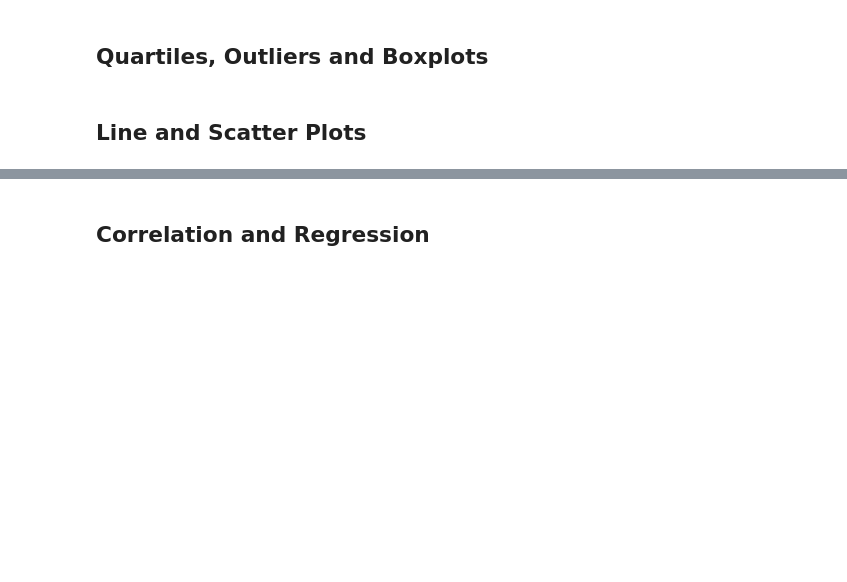
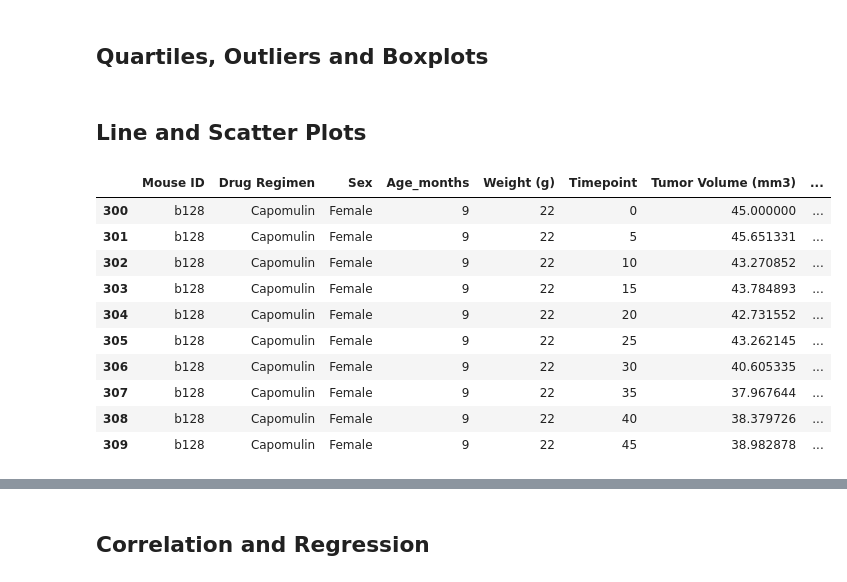
Before and after one commit to Tschanzlin/Matplotlib-Challenge, a Jupyter notebook: PyMaceuticals.ipynb, the cells around one changed output, grey strips where cells are left out. Cells and saved outputs as stored; diff of their text form; code cells hidden in the pictures; blank space fills up the shorter version.

```diff
--- a/PyMaceuticals.ipynb
+++ b/PyMaceuticals.ipynb
@@ -348,3 +362,27 @@ male
 # Generate a box plot of the final tumor volume of each mouse across four regimens of interest
 # %% [markdown]
 ## Line and Scatter Plots
+# %%
+# Generate a line plot of time point versus tumor volume for a mouse treated with Capomulin
+
+# Review Capomulin mouse trial data (looking for high number of time points for graph)
+
+capomulin_df = clean_df.loc[clean_df["Drug Regimen"] == "Capomulin"]
+# capomulin_df[["Mouse ID", "Tumor Volume (mm3)", "Timepoint"]].groupby("Mouse ID").count()
+# %%
+# Select a mouse and review it's data
+
+mouse = capomulin_df.loc[capomulin_df["Mouse ID"] == "b128"]
+mouse
+# %% [output]
+|  | Mouse ID | Drug Regimen | Sex | Age_months | Weight (g) | Timepoint | Tumor Volume (mm3) | ... |
+| 300 | b128 | Capomulin | Female | 9 | 22 | 0 | 45.000000 | ... |
+| 301 | b128 | Capomulin | Female | 9 | 22 | 5 | 45.651331 | ... |
+| 302 | b128 | Capomulin | Female | 9 | 22 | 10 | 43.270852 | ... |
+| 303 | b128 | Capomulin | Female | 9 | 22 | 15 | 43.784893 | ... |
+| 304 | b128 | Capomulin | Female | 9 | 22 | 20 | 42.731552 | ... |
+| 305 | b128 | Capomulin | Female | 9 | 22 | 25 | 43.262145 | ... |
+| 306 | b128 | Capomulin | Female | 9 | 22 | 30 | 40.605335 | ... |
+| 307 | b128 | Capomulin | Female | 9 | 22 | 35 | 37.967644 | ... |
+| 308 | b128 | Capomulin | Female | 9 | 22 | 40 | 38.379726 | ... |
+| 309 | b128 | Capomulin | Female | 9 | 22 | 45 | 38.982878 | ... |
```
Also changed, not shown: parts of 10 cells of this notebook, 1 other file.
